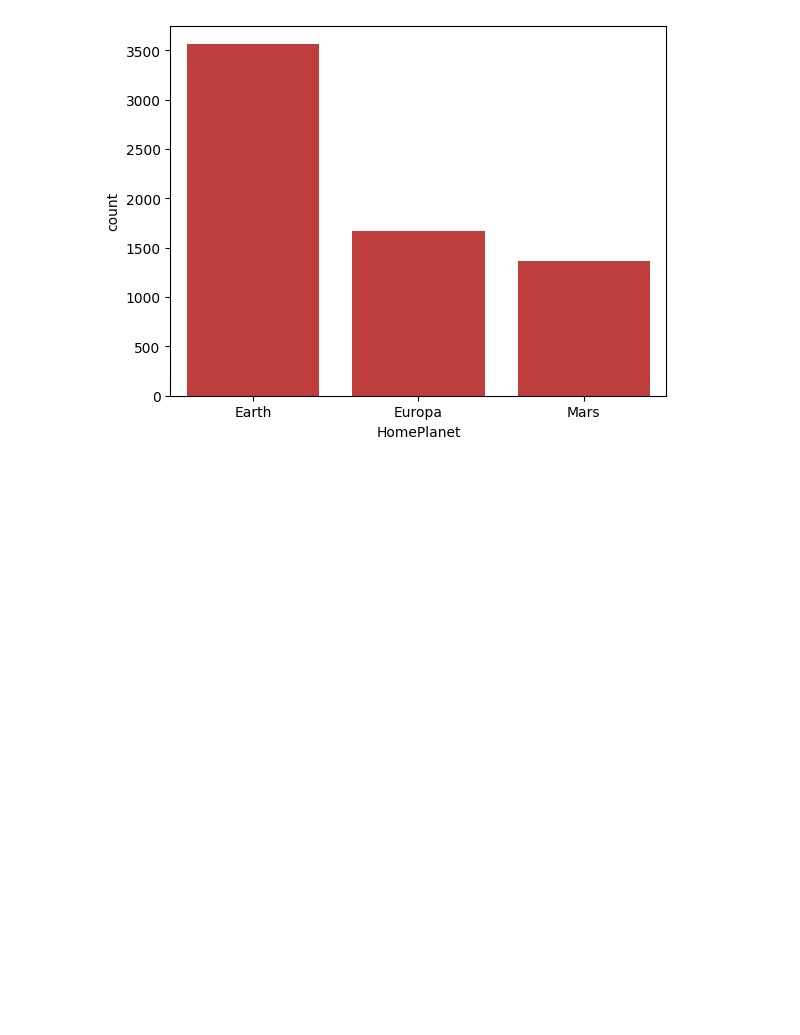
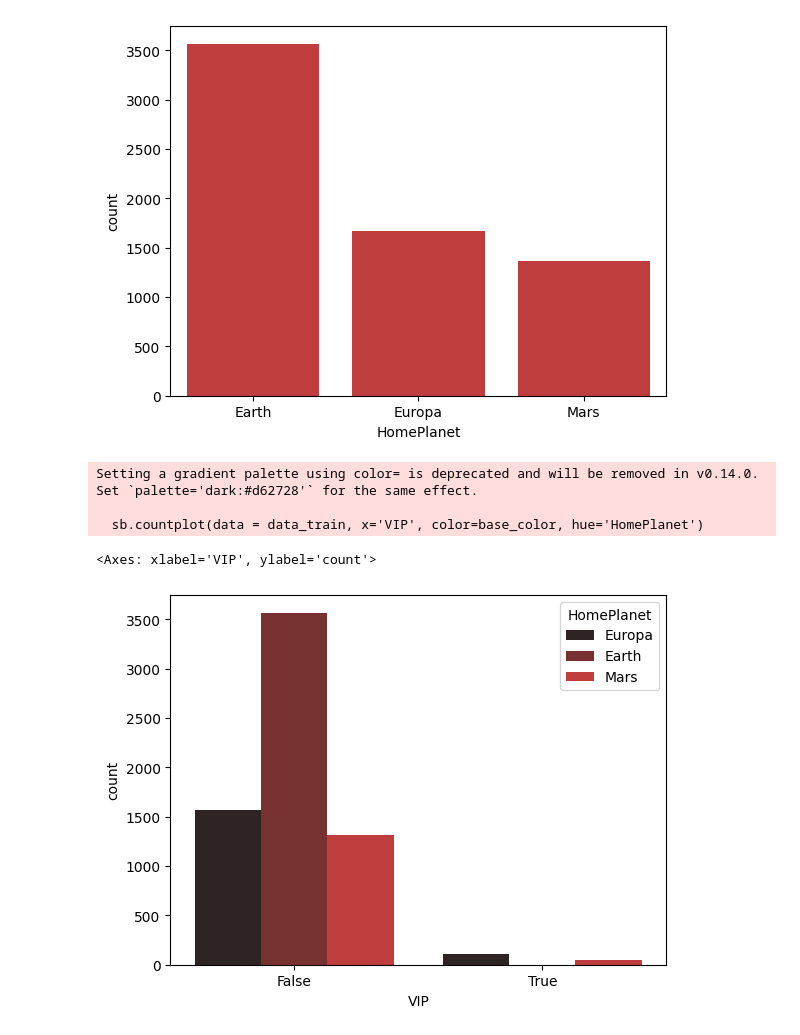
Before and after one commit to Luke1836/Python-projects, a Jupyter notebook: AI-ML For Space Exploration/Code/p1.ipynb, the cells around one changed output. Cells and saved outputs as stored; diff of their text form; code cells hidden in the pictures; blank space fills up the shorter version.

Commit message:
Training the model - 5

```diff
--- a/AI-ML For Space Exploration/Code/p1.ipynb
+++ b/AI-ML For Space Exploration/Code/p1.ipynb
@@ -63,3 +63,11 @@ sb.countplot(data= data_train, x='HomePlanet', color=base_color, order=d1)
 # %% [output]
 <Axes: xlabel='HomePlanet', ylabel='count'>
 [figure]
+# %%
+sb.countplot(data = data_train, x='VIP', color=base_color, hue='HomePlanet')
+# %% [output]
+Setting a gradient palette using color= is deprecated and will be removed in v0.14.0. Set `palette='dark:#d62728'` for the same effect.
+
+  sb.countplot(data = data_train, x='VIP', color=base_color, hue='HomePlanet')
+<Axes: xlabel='VIP', ylabel='count'>
+[figure, added]
```
